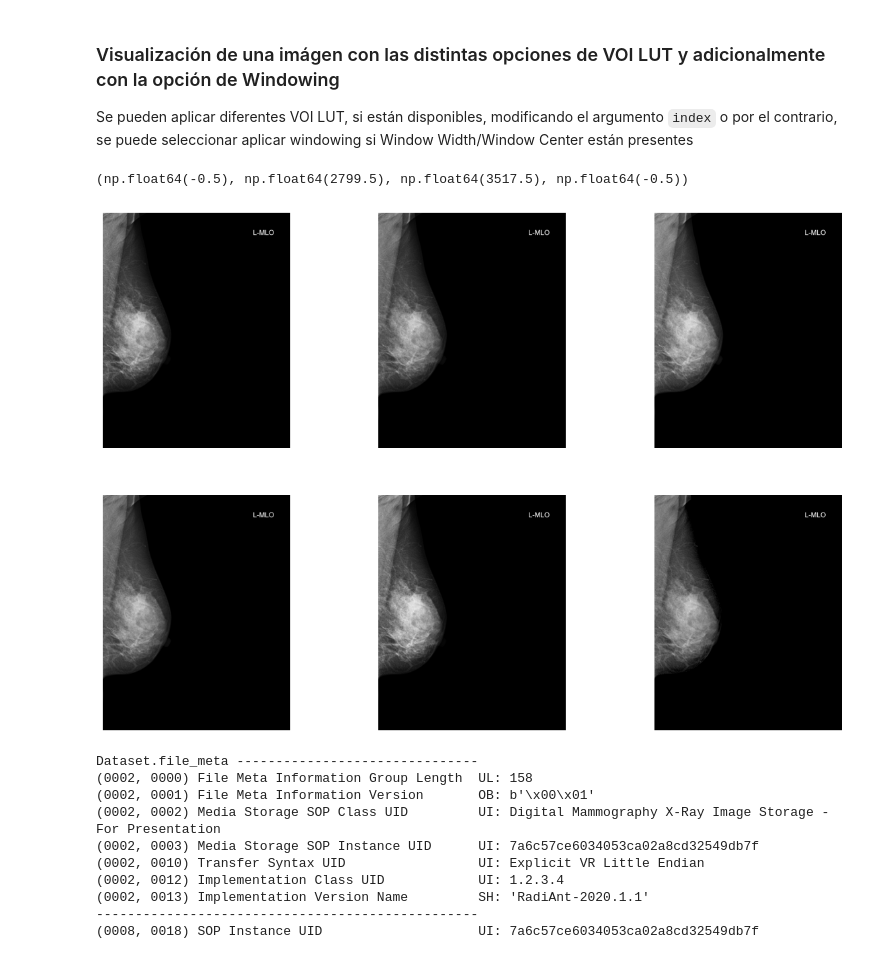
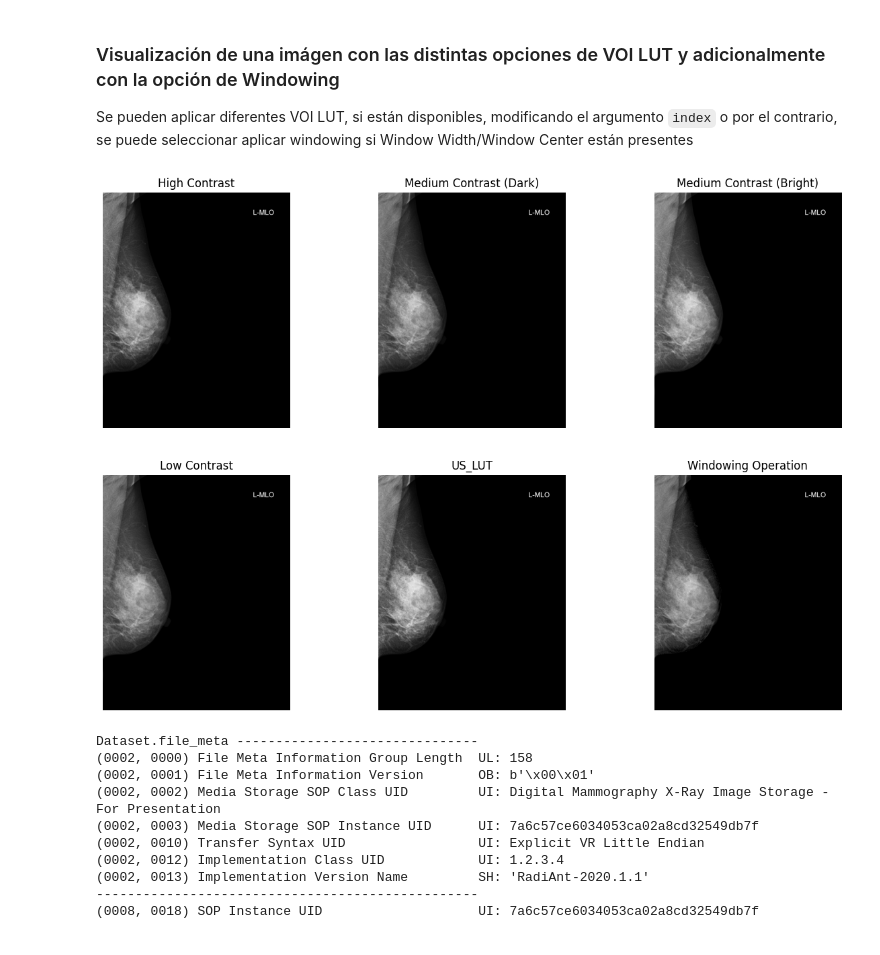
Before and after one commit to Julio-MS/pmm-falp, a Jupyter notebook: Image_Exploration.ipynb, the cells around one changed output. Saved outputs shown, nothing was run; the diff lists cells and outputs as text; code cells hidden in the pictures.

Commit message:
Multiple visualización Se muestran los diferentes VOI LUT

```diff
--- a/Image_Exploration.ipynb
+++ b/Image_Exploration.ipynb
@@ -76,42 +76,33 @@ Se pueden aplicar diferentes VOI LUT, si están disponibles, modificando el argu
 # %%
 import pydicom
 from pydicom.pixel_data_handlers.util import apply_voi_lut
 import matplotlib.pyplot as plt
 from Utils import Utils
 utils = Utils()
 
 path = utils.get_path('7a6c57ce6034053ca02a8cd32549db7f')
 dicom = pydicom.dcmread(path)
-
+voi_lut = dicom[0x0028, 0x3010]
 img_arr = dicom.pixel_array
 fig, axs = plt.subplots(2, 3,  figsize=(15,10))
 
-img = apply_voi_lut(img_arr, dicom, 0)
-axs[0, 0].imshow(img, cmap='gray')
-axs[0, 0].axis('off')
+for index in range (6):
+    i = index // 3
+    j = index % 3
 
-img = apply_voi_lut(img_arr, dicom, 1)
-axs[0, 1].imshow(img, cmap='gray')
-axs[0, 1].axis('off')
+    if index <= 4:
+        img = apply_voi_lut(img_arr, dicom, index)
+        axs[i, j].imshow(img, cmap='gray')
+        axs[i, j].axis('off')
+        axs[i, j].set_title(voi_lut[index]['LUTExplanation'].value)
 
-img = apply_voi_lut(img_arr, dicom, 2)
-axs[0,2].imshow(img, cmap='gray')
-axs[0,2].axis('off')
-
-img = apply_voi_lut(img_arr, dicom, 3)
-axs[1, 0].imshow(img, cmap='gray')
-axs[1, 0].axis('off')
-
-img = apply_voi_lut(img_arr, dicom, 4)
-axs[1, 1].imshow(img, cmap='gray')
-axs[1, 1].axis('off')
-
-img = apply_voi_lut(img_arr, dicom, prefer_lut=False)
-axs[1, 2].imshow(img, cmap='gray')
-axs[1, 2].axis('off')
+    else:
+        img = apply_voi_lut(img_arr, dicom, prefer_lut=False)
+        axs[i, j].imshow(img, cmap='gray')
+        axs[i, j].axis('off')
+        axs[i, j].set_title('Windowing Operation')
 # %% [output]
-(np.float64(-0.5), np.float64(2799.5), np.float64(3517.5), np.float64(-0.5))
-[figure, old version]
+[figure, new version]
 # %%
 dicom
 # %% [output]
```
Also changed, not shown: parts of 1 cell of this notebook.
